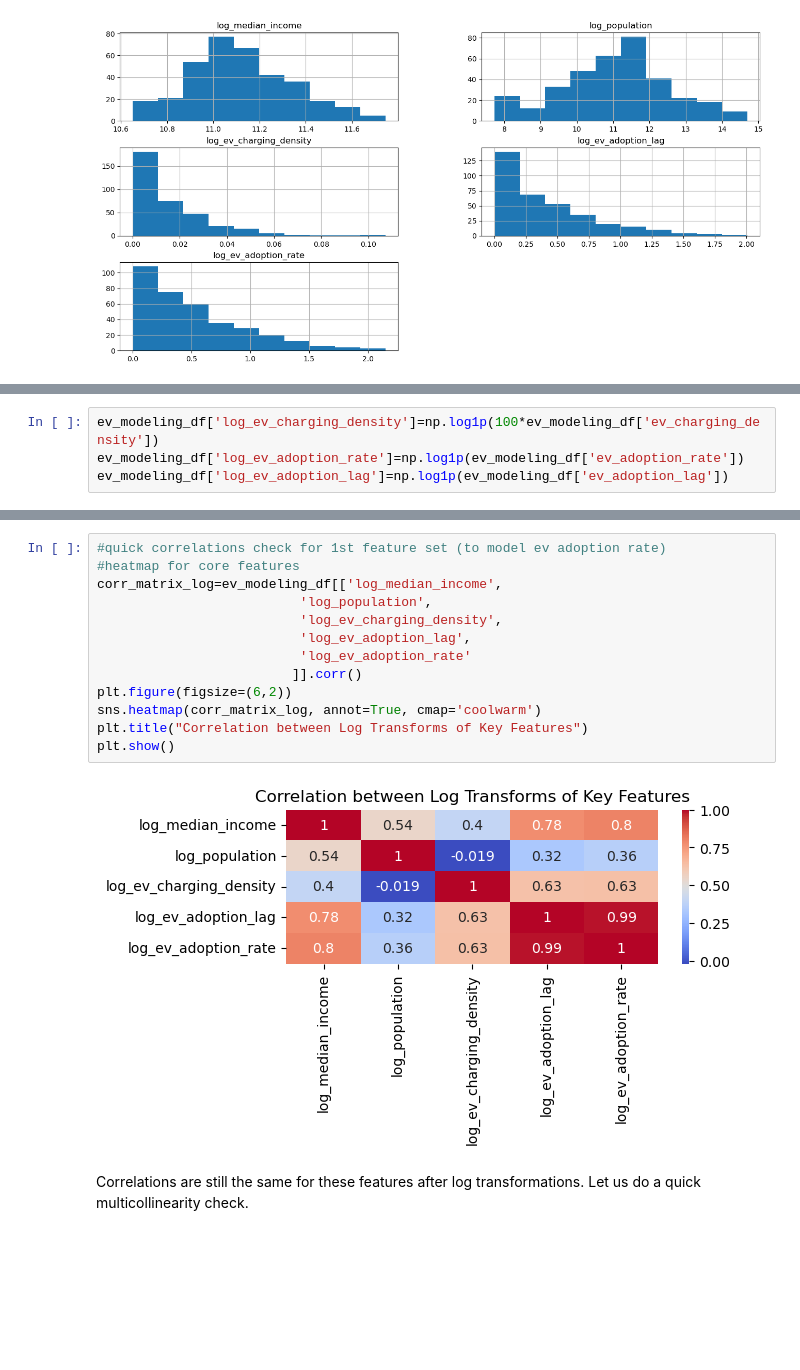
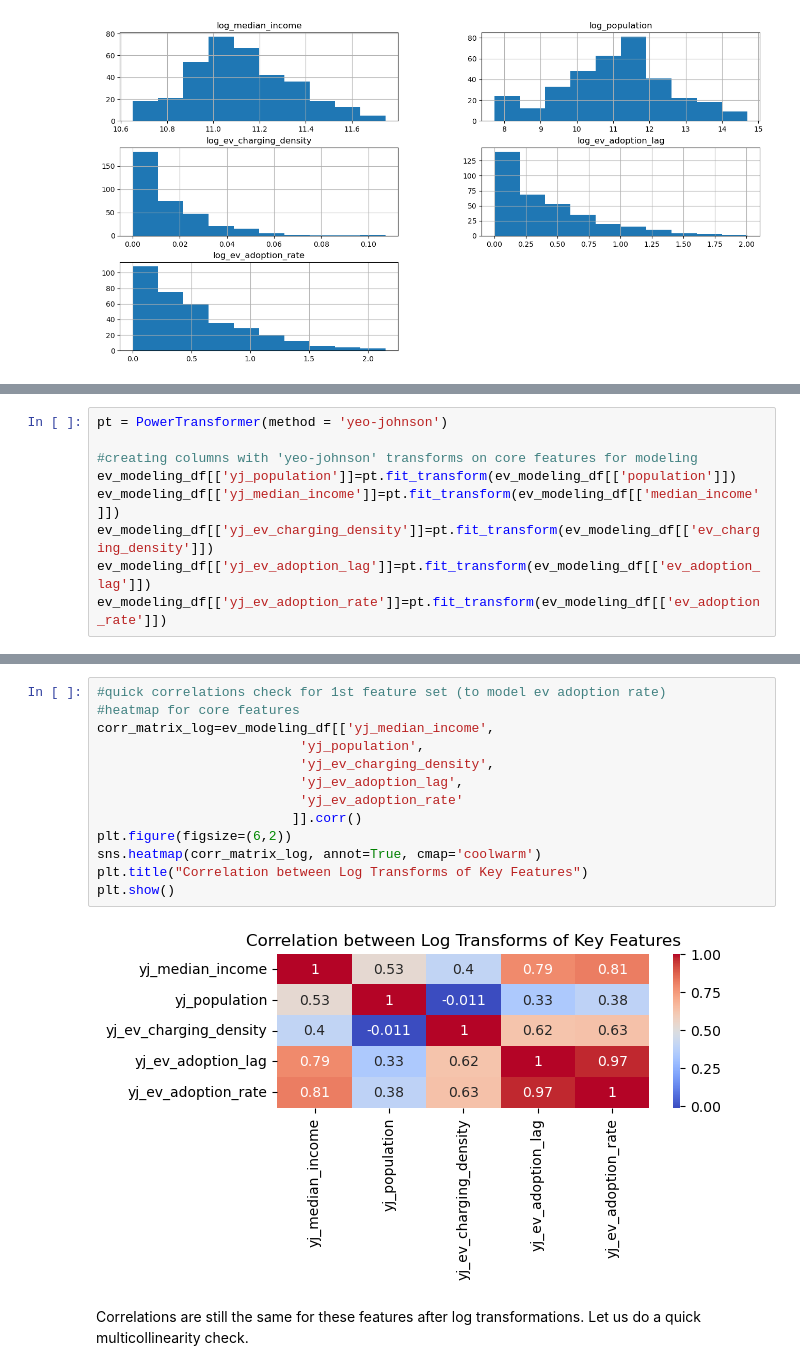
Before and after one commit to gawandesailee-lab/learndsp, a Jupyter notebook: Data Science Capstone 3 Project/notebooks/03_Exploratory_Data_Analysis.ipynb, the cells around one changed output, grey strips where cells are left out. Drawn from its saved outputs; the diff is of its cells as text; blank space fills up the shorter version.

```diff
--- a/Data Science Capstone 3 Project/notebooks/03_Exploratory_Data_Analysis.ipynb
+++ b/Data Science Capstone 3 Project/notebooks/03_Exploratory_Data_Analysis.ipynb
@@ -472,4 +474,0 @@ log_ev_charging_density is still a left skewed distribution. To force the log tr
-# %%
-ev_modeling_df['log_ev_charging_density']=np.log1p(100*ev_modeling_df['ev_charging_density'])
-ev_modeling_df['log_ev_adoption_rate']=np.log1p(ev_modeling_df['ev_adoption_rate'])
-ev_modeling_df['log_ev_adoption_lag']=np.log1p(ev_modeling_df['ev_adoption_lag'])
@@ -485,0 +475,9 @@ _=ev_modeling_df[['log_median_income',
+# %%
+pt = PowerTransformer(method = 'yeo-johnson')
+
+#creating columns with 'yeo-johnson' transforms on core features for modeling
+ev_modeling_df[['yj_population']]=pt.fit_transform(ev_modeling_df[['population']])
+ev_modeling_df[['yj_median_income']]=pt.fit_transform(ev_modeling_df[['median_income']])
+ev_modeling_df[['yj_ev_charging_density']]=pt.fit_transform(ev_modeling_df[['ev_charging_density']])
+ev_modeling_df[['yj_ev_adoption_lag']]=pt.fit_transform(ev_modeling_df[['ev_adoption_lag']])
+ev_modeling_df[['yj_ev_adoption_rate']]=pt.fit_transform(ev_modeling_df[['ev_adoption_rate']])
@@ -488,18 +506,18 @@ The updated log transformation successfully resolved the decimal log issue turni
 # %%
 #quick correlations check for 1st feature set (to model ev adoption rate)
 #heatmap for core features
-corr_matrix_log=ev_modeling_df[['log_median_income',
-                          'log_population',
-                          'log_ev_charging_density',
-                          'log_ev_adoption_lag',
-                          'log_ev_adoption_rate'
+corr_matrix_log=ev_modeling_df[['yj_median_income',
+                          'yj_population',
+                          'yj_ev_charging_density',
+                          'yj_ev_adoption_lag',
+                          'yj_ev_adoption_rate'
                          ]].corr()
 plt.figure(figsize=(6,2))
 sns.heatmap(corr_matrix_log, annot=True, cmap='coolwarm')
 plt.title("Correlation between Log Transforms of Key Features")
 plt.show()
 # %% [output]
-[figure, old version]
+[figure, new version]
 # %% [markdown]
 Correlations are still the same for these features after log transformations. Let us do a quick multicollinearity check.
 # %%
```
Also changed, not shown: parts of 25 cells of this notebook, 6 other files.
